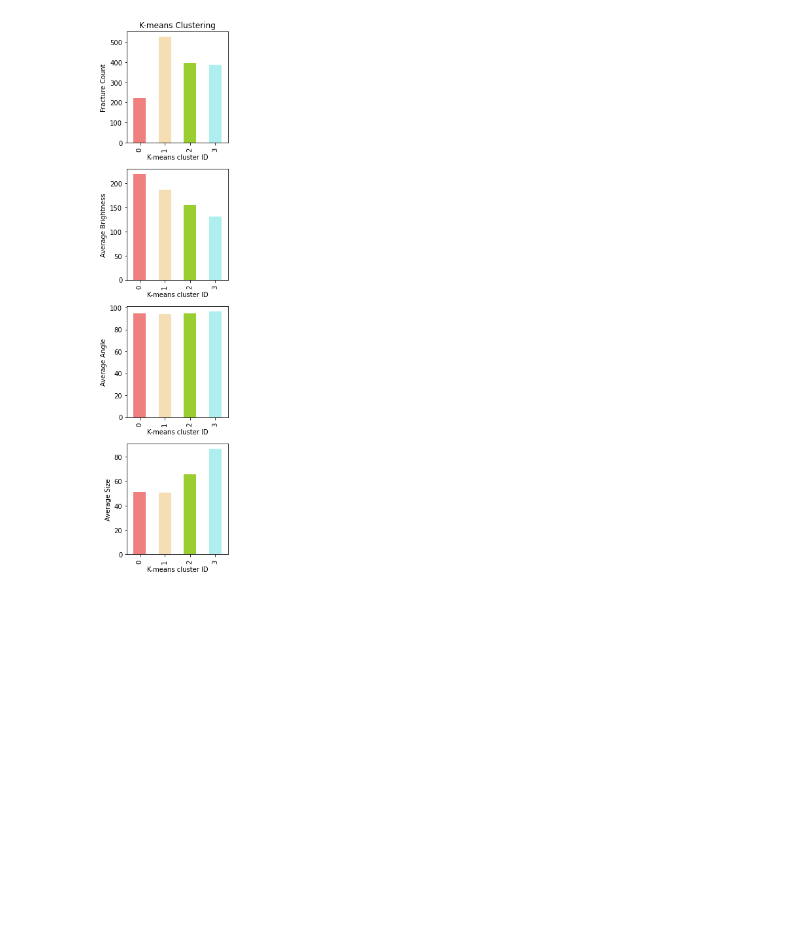
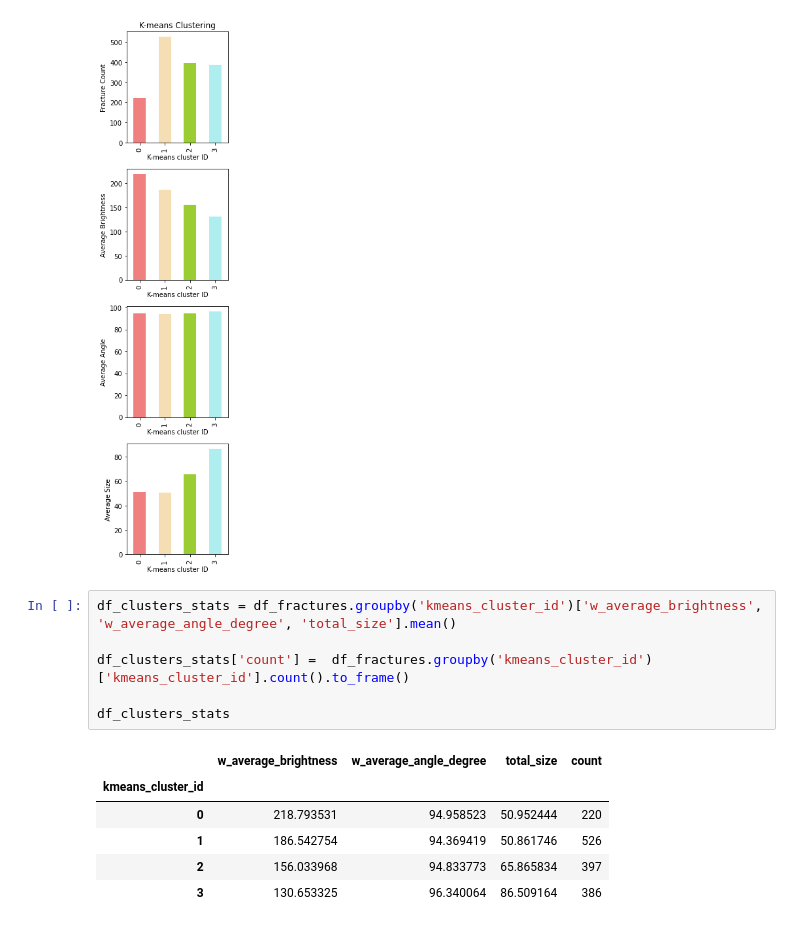
Before and after one commit to saranemustafa/bennu-fracture-analysis, a Jupyter notebook: 7_kmeans_clustering.ipynb, the cells around one changed output. Saved outputs shown, nothing was run; the diff lists cells and outputs as text; blank space fills up the shorter version.

Commit message:
Extract clusters' matrices in a table

```diff
--- a/7_kmeans_clustering.ipynb
+++ b/7_kmeans_clustering.ipynb
@@ -271,3 +251,16 @@ plt.tight_layout()
 plt.show()
 # %% [output]
 [figure]
+# %%
+df_clusters_stats = df_fractures.groupby('kmeans_cluster_id')['w_average_brightness', 'w_average_angle_degree', 'total_size'].mean()
+
+df_clusters_stats['count'] =  df_fractures.groupby('kmeans_cluster_id')['kmeans_cluster_id'].count().to_frame()
+
+df_clusters_stats
+# %% [output]
+|  | w_average_brightness | w_average_angle_degree | total_size | count |
+| kmeans_cluster_id |  |  |  |  |
+| 0 | 218.793531 | 94.958523 | 50.952444 | 220 |
+| 1 | 186.542754 | 94.369419 | 50.861746 | 526 |
+| 2 | 156.033968 | 94.833773 | 65.865834 | 397 |
+| 3 | 130.653325 | 96.340064 | 86.509164 | 386 |
```
Also changed, not shown: parts of 5 cells of this notebook, 1 other file.
